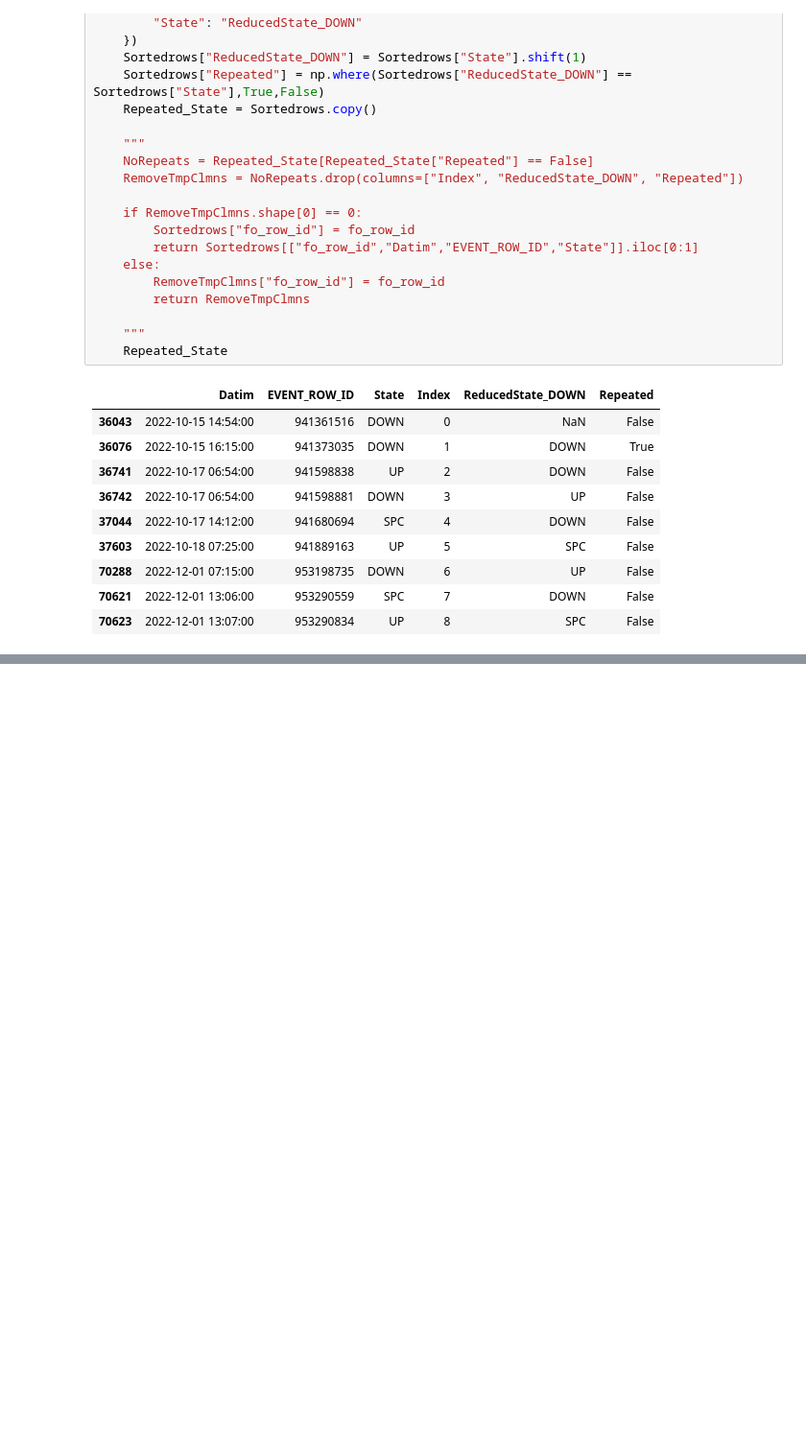
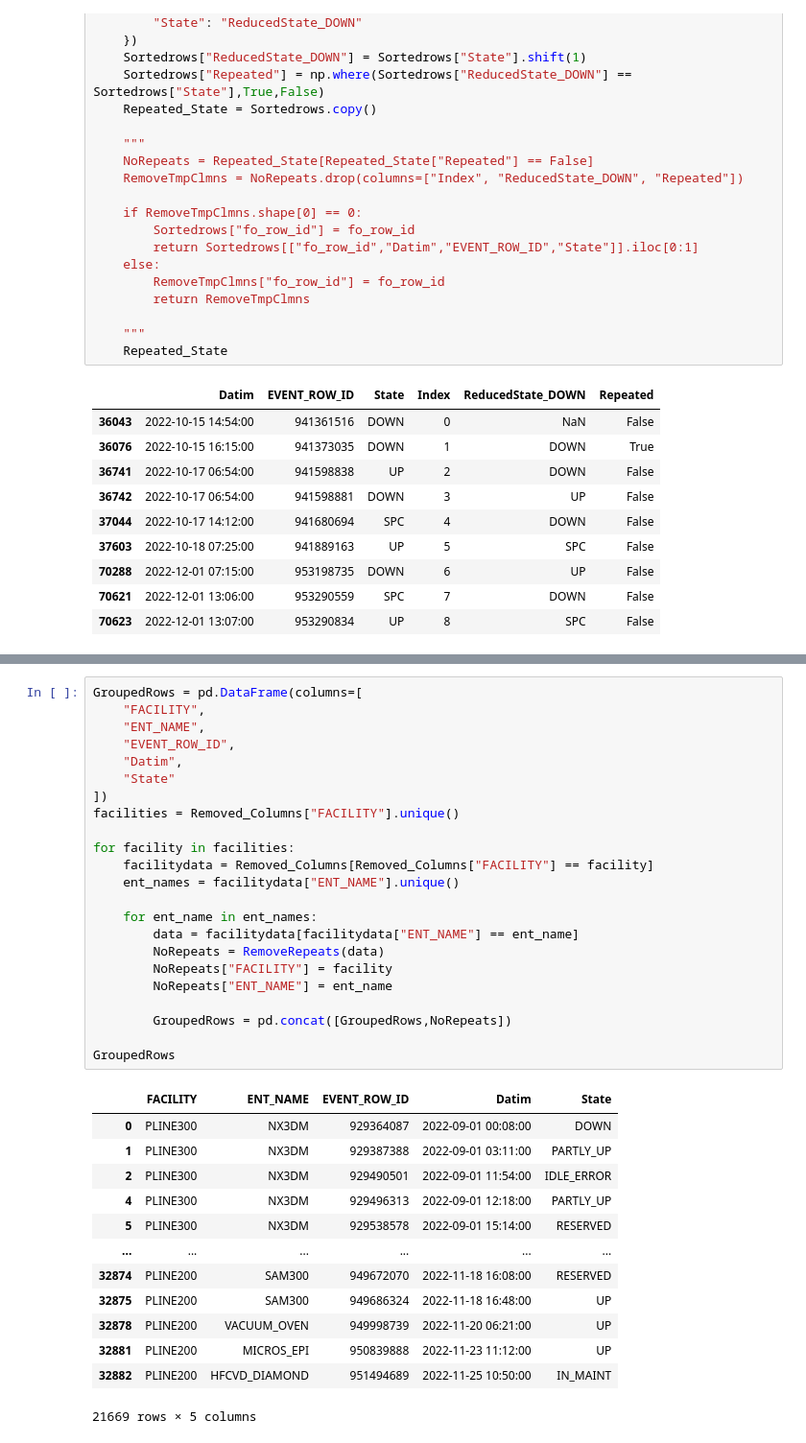
Before and after one commit to fr4nc1sj0hn/PMOPS, a Jupyter notebook: Clean Copy.ipynb, the cells around one changed output, grey strips where cells are left out. Shown: that part at 96% size. Drawn from its saved outputs; the diff is of its cells as text; blank space fills up the shorter version.

Commit message:
RemoveRepeats

```diff
--- a/Clean Copy.ipynb
+++ b/Clean Copy.ipynb
@@ -1178,0 +1265,37 @@ tool_states[tool_states["fo_row_id"] == 9011]
+# %%
+GroupedRows = pd.DataFrame(columns=[
+    "FACILITY",
+    "ENT_NAME",
+    "EVENT_ROW_ID",
+    "Datim",
+    "State"
+])
+facilities = Removed_Columns["FACILITY"].unique()
+
+for facility in facilities:
+    facilitydata = Removed_Columns[Removed_Columns["FACILITY"] == facility]
+    ent_names = facilitydata["ENT_NAME"].unique()
+
+    for ent_name in ent_names:
+        data = facilitydata[facilitydata["ENT_NAME"] == ent_name]
+        NoRepeats = RemoveRepeats(data)
+        NoRepeats["FACILITY"] = facility
+        NoRepeats["ENT_NAME"] = ent_name
+
+        GroupedRows = pd.concat([GroupedRows,NoRepeats])
+
+GroupedRows
+# %% [output]
+|  | FACILITY | ENT_NAME | EVENT_ROW_ID | Datim | State |
+| 0 | PLINE300 | NX3DM | 929364087 | 2022-09-01 00:08:00 | DOWN |
+| 1 | PLINE300 | NX3DM | 929387388 | 2022-09-01 03:11:00 | PARTLY_UP |
+| 2 | PLINE300 | NX3DM | 929490501 | 2022-09-01 11:54:00 | IDLE_ERROR |
+| 4 | PLINE300 | NX3DM | 929496313 | 2022-09-01 12:18:00 | PARTLY_UP |
+| 5 | PLINE300 | NX3DM | 929538578 | 2022-09-01 15:14:00 | RESERVED |
+| ... | ... | ... | ... | ... | ... |
+| 32874 | PLINE200 | SAM300 | 949672070 | 2022-11-18 16:08:00 | RESERVED |
+| 32875 | PLINE200 | SAM300 | 949686324 | 2022-11-18 16:48:00 | UP |
+| 32878 | PLINE200 | VACUUM_OVEN | 949998739 | 2022-11-20 06:21:00 | UP |
+| 32881 | PLINE200 | MICROS_EPI | 950839888 | 2022-11-23 11:12:00 | UP |
+| 32882 | PLINE200 | HFCVD_DIAMOND | 951494689 | 2022-11-25 10:50:00 | IN_MAINT |
+21669 rows × 5 columns
```
Also changed, not shown: parts of 4 cells of this notebook, 3 other files.
